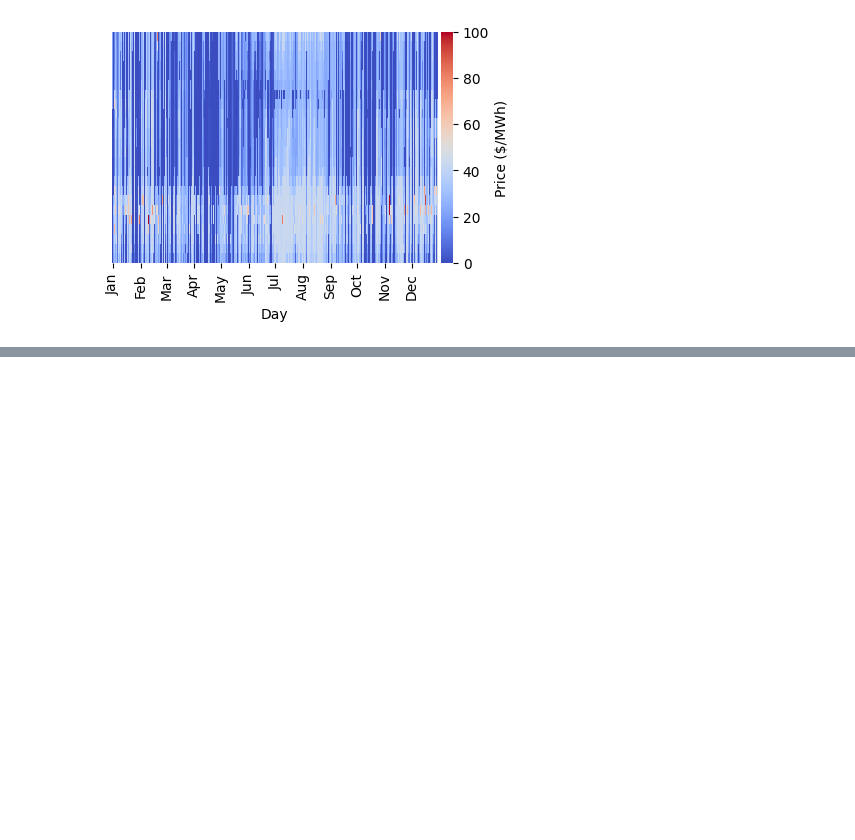
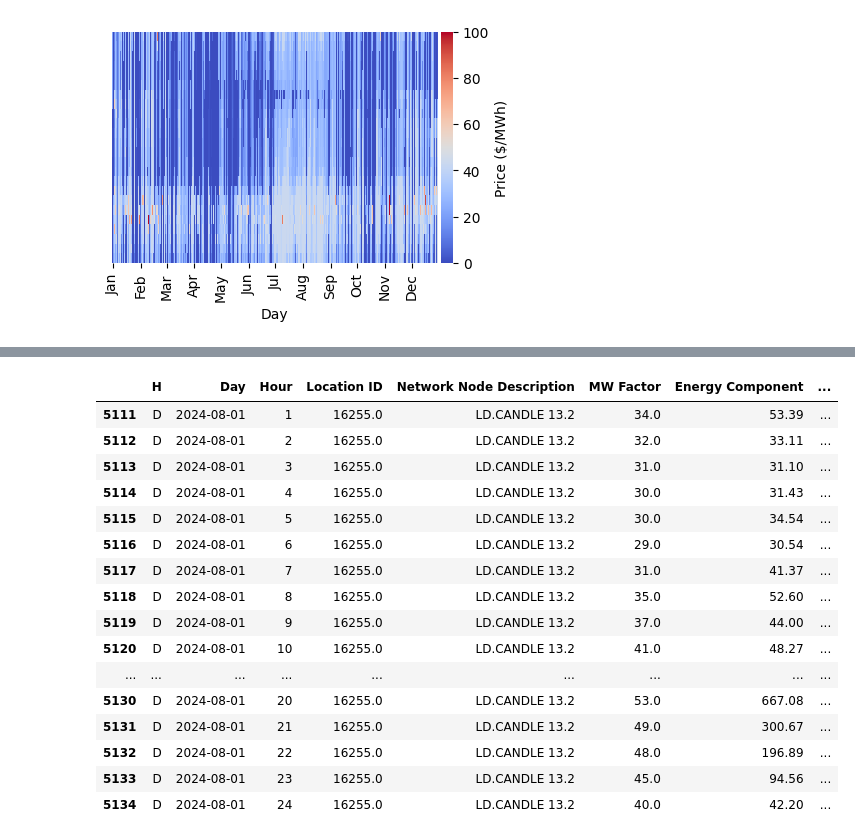
Before and after one commit to mit-shin-group/storage-value, a Jupyter notebook: notebooks/data_analysis_2024.ipynb, the cells around one changed output, grey strips where cells are left out. Drawn from its saved outputs; the diff is of its cells as text; code cells hidden in the pictures; blank space fills up the shorter version.

```diff
--- a/notebooks/data_analysis_2024.ipynb
+++ b/notebooks/data_analysis_2024.ipynb
@@ -122,0 +144,20 @@ plt.savefig('cambium_50.pdf', format='pdf', bbox_inches = 'tight')
+# %%
+df[df["Day"] == "2024-08-01"]
+# %% [output]
+|  | H | Day | Hour | Location ID | Network Node Description | MW Factor | Energy Component | ... |
+| 5111 | D | 2024-08-01 | 1 | 16255.0 | LD.CANDLE 13.2 | 34.0 | 53.39 | ... |
+| 5112 | D | 2024-08-01 | 2 | 16255.0 | LD.CANDLE 13.2 | 32.0 | 33.11 | ... |
+| 5113 | D | 2024-08-01 | 3 | 16255.0 | LD.CANDLE 13.2 | 31.0 | 31.10 | ... |
+| 5114 | D | 2024-08-01 | 4 | 16255.0 | LD.CANDLE 13.2 | 30.0 | 31.43 | ... |
+| 5115 | D | 2024-08-01 | 5 | 16255.0 | LD.CANDLE 13.2 | 30.0 | 34.54 | ... |
+| 5116 | D | 2024-08-01 | 6 | 16255.0 | LD.CANDLE 13.2 | 29.0 | 30.54 | ... |
+| 5117 | D | 2024-08-01 | 7 | 16255.0 | LD.CANDLE 13.2 | 31.0 | 41.37 | ... |
+| 5118 | D | 2024-08-01 | 8 | 16255.0 | LD.CANDLE 13.2 | 35.0 | 52.60 | ... |
+| 5119 | D | 2024-08-01 | 9 | 16255.0 | LD.CANDLE 13.2 | 37.0 | 44.00 | ... |
+| 5120 | D | 2024-08-01 | 10 | 16255.0 | LD.CANDLE 13.2 | 41.0 | 48.27 | ... |
+| ... | ... | ... | ... | ... | ... | ... | ... | ... |
+| 5130 | D | 2024-08-01 | 20 | 16255.0 | LD.CANDLE 13.2 | 53.0 | 667.08 | ... |
+| 5131 | D | 2024-08-01 | 21 | 16255.0 | LD.CANDLE 13.2 | 49.0 | 300.67 | ... |
+| 5132 | D | 2024-08-01 | 22 | 16255.0 | LD.CANDLE 13.2 | 48.0 | 196.89 | ... |
+| 5133 | D | 2024-08-01 | 23 | 16255.0 | LD.CANDLE 13.2 | 45.0 | 94.56 | ... |
+| 5134 | D | 2024-08-01 | 24 | 16255.0 | LD.CANDLE 13.2 | 40.0 | 42.20 | ... |
```
Also changed, not shown: parts of 5 cells of this notebook, 27 other files.
